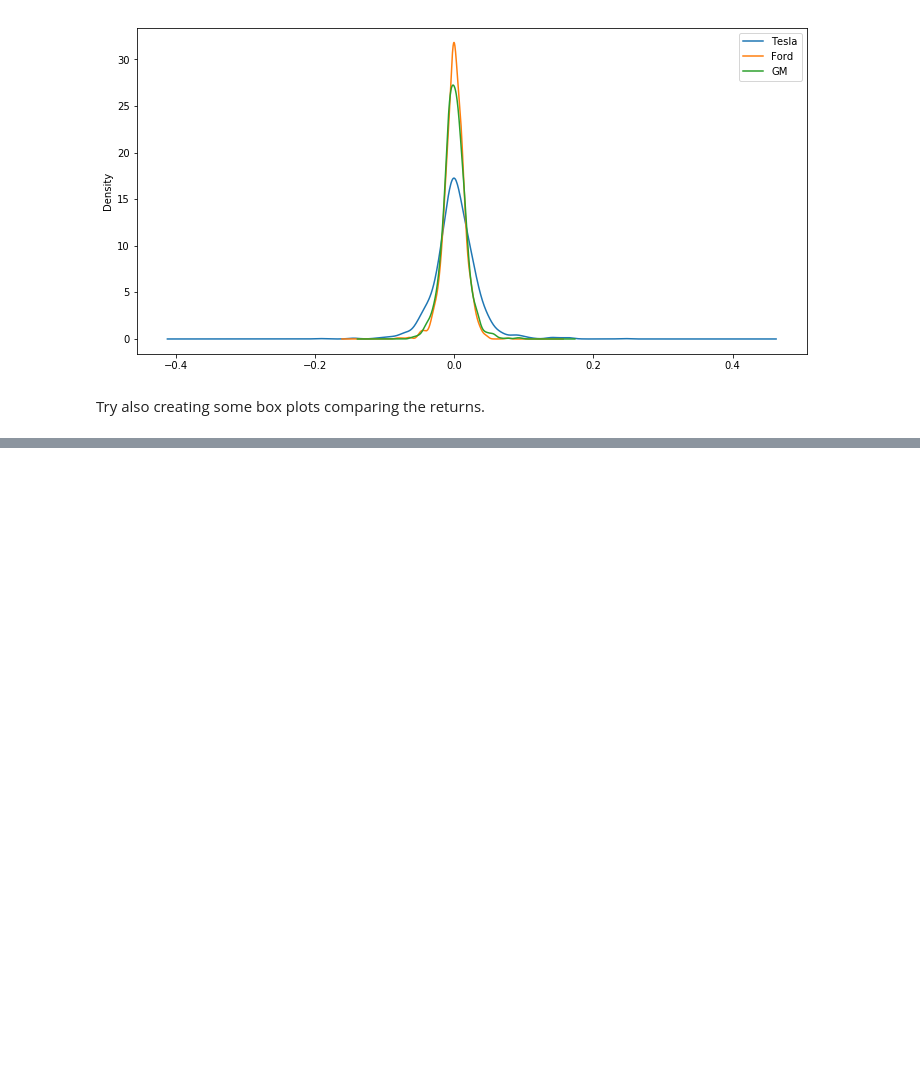
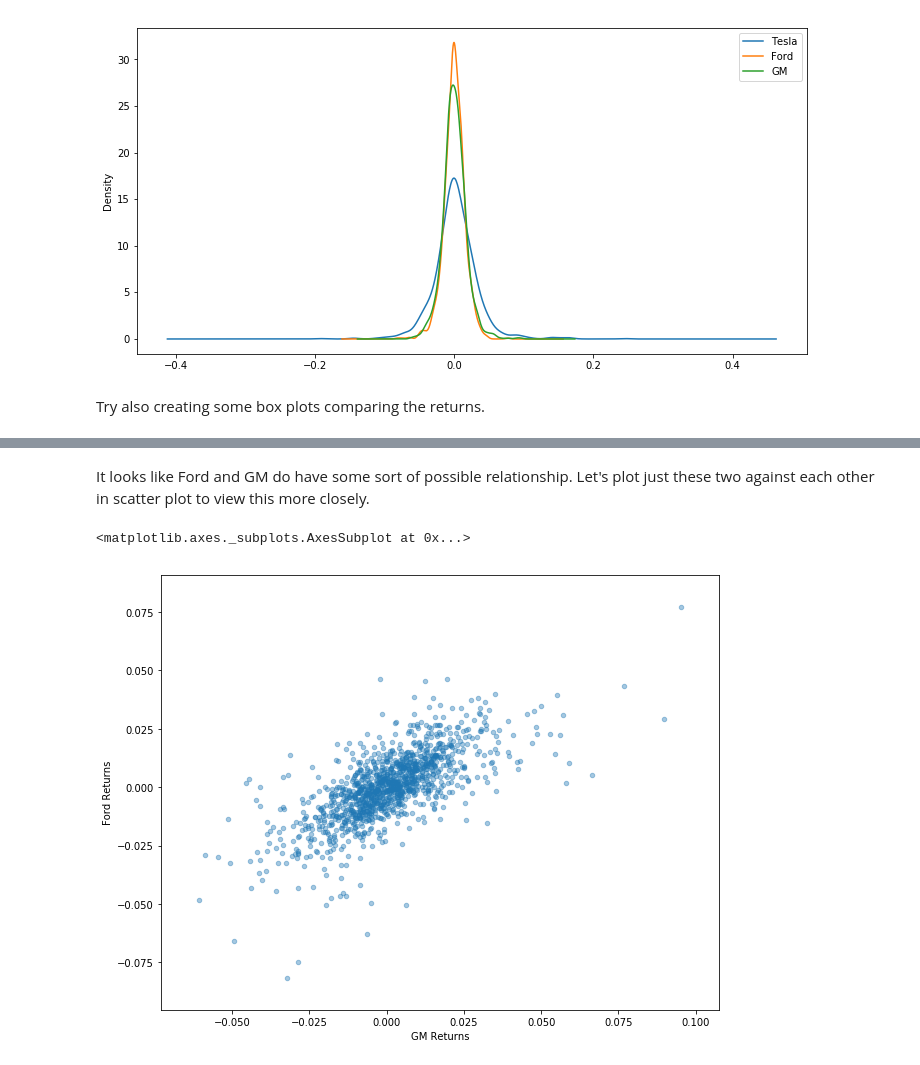
Before and after one commit to fagan2888/udemy-python-for-finance, a Jupyter notebook: stock_market_analysis.ipynb, the cells around one changed output, grey strips where cells are left out. Drawn from its saved outputs; the diff is of its cells as text; code cells hidden in the pictures; blank space fills up the shorter version.

```diff
--- a/stock_market_analysis.ipynb
+++ b/stock_market_analysis.ipynb
@@ -277,0 +289,7 @@ box_df.columns = ['Tesla Returns', 'GM']
+# %% [markdown]
+It looks like Ford and GM do have some sort of possible relationship. Let's plot just these two against each other in scatter plot to view this more closely.
+# %%
+box_df.plot(kind='scatter', x='GM Returns', y='Ford Returns', alpha=0.4, figsize=(10, 8))
+# %% [output]
+<matplotlib.axes._subplots.AxesSubplot at 0x...>
+[figure, added]
```
Also changed, not shown: parts of 9 cells of this notebook.
